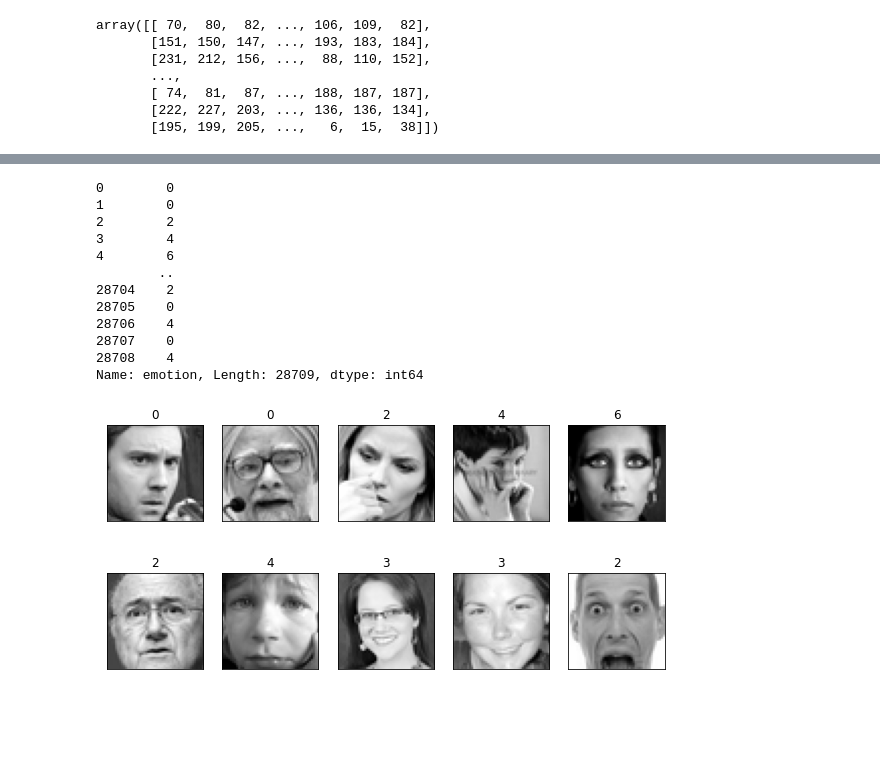
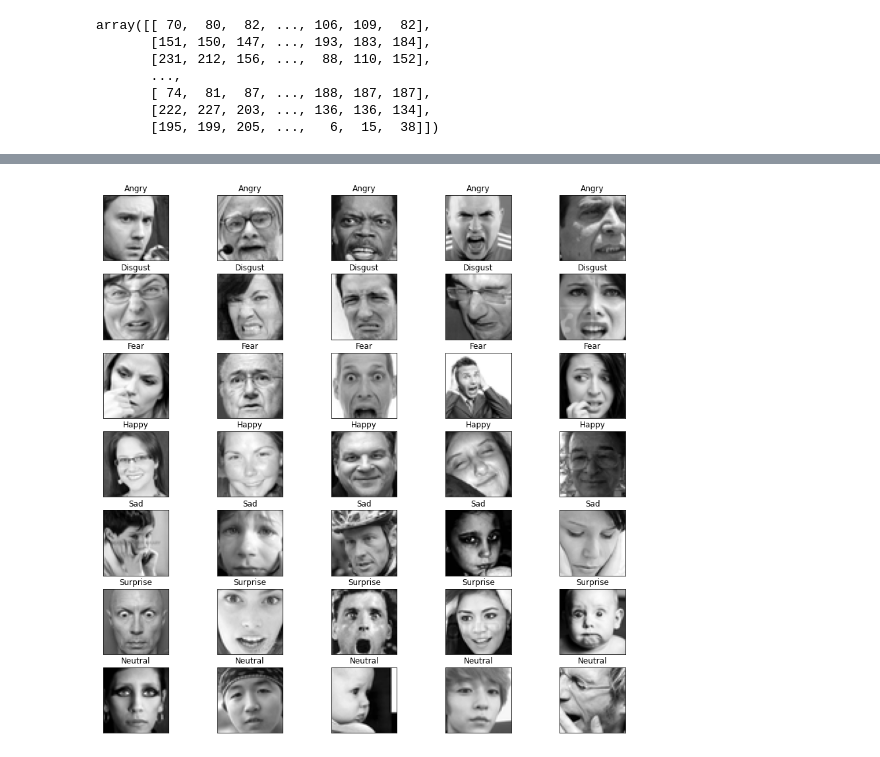
Before and after one commit to Stanislav-3/EmotionsClassifier, a Jupyter notebook: EmotionsClassifier.ipynb, the cells around one changed output, grey strips where cells are left out. Drawn from its saved outputs; the diff is of its cells as text; code cells hidden in the pictures; blank space fills up the shorter version.

Commit message:
Added data visualization

```diff
--- a/EmotionsClassifier.ipynb
+++ b/EmotionsClassifier.ipynb
@@ -54,24 +68,30 @@ y = train['emotion']
-# %%
-y
-# %% [output]
-0        0
-1        0
-2        2
-3        4
-4        6
-        ..
-28704    2
-28705    0
-28706    4
-28707    0
-28708    4
-Name: emotion, Length: 28709, dtype: int64
+# %%
+target_names = {
+    0: 'Angry',
+    1: 'Disgust',
+    2: 'Fear',
+    3: 'Happy',
+    4: 'Sad',
+    5: 'Surprise',
+    6: 'Neutral',
+}
 # %%
-_, axes = plt.subplots(nrows=2, ncols=5, figsize=(10, 5))
-for ax, image, label in zip(axes.flatten(), X, y):
-    ax.set_xticks([])
-    ax.set_yticks([])
-    ax.imshow(image.reshape((48, 48)), cmap=plt.cm.gist_gray)
-    ax.set_title(label)
+def plot_images(X, y, classes=7, columns=5):
+  _X = np.zeros((7 * 5, 2304))
+  _y = []
+
+  for label in range(classes):
+    mask = (y == label).values
+    _X[columns * label : columns * label + 5] = X[mask, :][:columns]
+    _y.extend([label] * columns)
+
+  _, axes = plt.subplots(nrows=classes, ncols=columns, figsize=(15, 15))
+  for ax, image, label in zip(axes.flatten(), _X, _y):
+      ax.set_xticks([])
+      ax.set_yticks([])
+      ax.imshow(image.reshape((48, 48)), cmap=plt.cm.gist_gray)
+      ax.set_title(target_names[label])
-# %% [output]
-[figure, removed]
+# %%
+plot_images(X, y)
+# %% [output]
+[figure, added]
```
Also changed, not shown: parts of 6 cells of this notebook.
